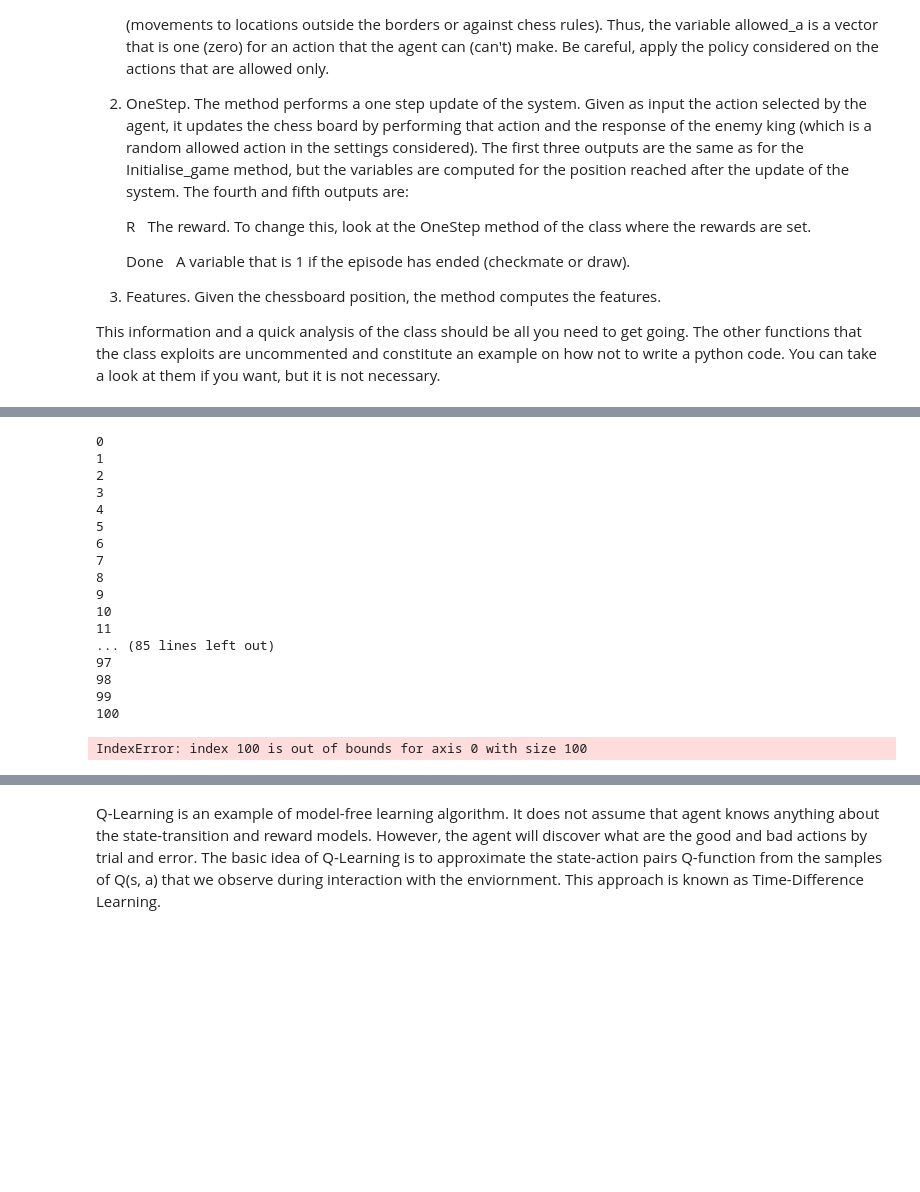
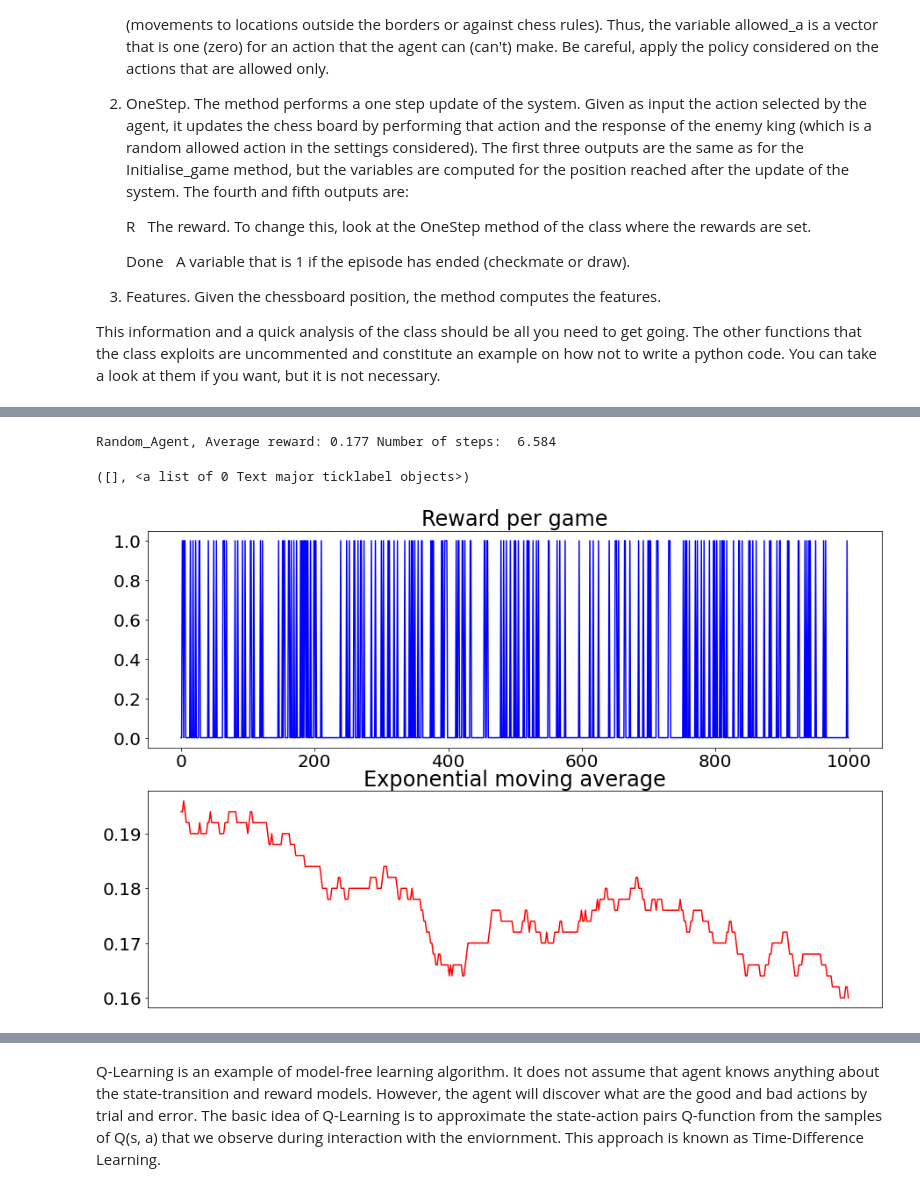
Before and after one commit to lzumta/Reinforcement-Learning-Assignment, a Jupyter notebook: Assignment.ipynb, the cells around one changed output, grey strips where cells are left out. Saved outputs shown, nothing was run; the diff lists cells and outputs as text; code cells hidden in the pictures; blank space fills up the shorter version.

Commit message:
added some plots

```diff
--- a/Assignment.ipynb
+++ b/Assignment.ipynb
@@ -140,3 +150,11 @@ Random_Agent, Average reward: 0.22 Number of steps:  7.71
+# %%
+plt.rcParams.update({'font.size': 20})
+plt.rcParams["figure.figsize"] = (10,7.5)
+
+plt.plot(np.arange(0,N_episodes),N_moves_save_random,'g')
+plt.legend('Number of moves')
+plt.xlabel('Number of episodes')
+plt.ylabel('Number of moves')
 # %%
 # INITIALISE THE PARAMETERS OF YOUR NEURAL NETWORK AND...
 # PLEASE CONSIDER TO USE A MASK OF ONE FOR THE ACTION MADE AND ZERO OTHERWISE IF YOU ARE NOT USING VANILLA GRADIENT DESCENT...
@@ -155,8 +173,8 @@ class TargetNetwork(nn.Module):
     def __init__(self):
         super().__init__()
 
-        self.fc1 = nn.Linear(in_features=N_in, out_features=200)
-        self.out = nn.Linear(in_features=200, out_features=N_out)
+        self.fc1 = nn.Linear(in_features=N_in, out_features=N_h)
+        self.out = nn.Linear(in_features=N_h, out_features=N_out)
         self.relu = nn.ReLU()
 
     def forward(self, X):
@@ -173,7 +191,7 @@ beta = 0.00005      # THE PARAMETER SETS HOW QUICKLY THE VALUE OF EPSILON IS DEC
 gamma = 0.85        # THE DISCOUNT FACTOR
 eta = 0.0035        # THE LEARNING RATE
 
-N_episodes = 100000 # THE NUMBER OF GAMES TO BE PLAYED
+N_episodes = 1000 # THE NUMBER OF GAMES TO BE PLAYED
 
 # SAVING VARIABLES
 R_save = np.zeros([N_episodes, 1])
@@ -190,7 +208,7 @@ for n in range(N_episodes):
     i = 1                                    ## COUNTER FOR NUMBER OF ACTIONS
 
     S,X,allowed_a=env.Initialise_game()      ## INITIALISE GAME
-    print(n)                                 ## REMOVE THIS OF COURSE, WE USED THIS TO CHECK THAT IT WAS RUNNING
+    #print(n)                                 ## REMOVE THIS OF COURSE, WE USED THIS TO CHECK THAT IT WAS RUNNING
 
     while Done==0:                           ## START THE EPISODE
 
@@ -206,8 +224,8 @@ for n in range(N_episodes):
         ## THE EPISODE HAS ENDED, UPDATE...BE CAREFUL, THIS IS THE LAST STEP OF THE EPISODE
         if Done==1:
 
-            R_save_random[n]=np.copy(R)
-            N_moves_save_random[n]=np.copy(i)
+            R_save[n]=np.copy(R)
+            N_moves_save[n]=np.copy(i)
 
             break
 
@@ -227,22 +245,28 @@ for n in range(N_episodes):
         allowed_a=np.copy(allowed_a_next)
 
         i += 1  # UPDATE COUNTER FOR NUMBER OF ACTIONS
-# %% [output]
-0
-1
-2
-3
-4
-5
-6
-7
-8
-9
-10
-11
-... (85 lines left out)
-97
-98
-99
-100
-IndexError: index 100 is out of bounds for axis 0 with size 100
+# %%
+print('Random_Agent, Average reward:',np.mean(R_save),'Number of steps: ',np.mean(N_moves_save))
+# %% [output]
+Random_Agent, Average reward: 0.177 Number of steps:  6.584
+# %%
+# moving average
+def moving_average(a, n) :
+    ret = np.cumsum(a, dtype=float)
+    ret[n:] = ret[n:] - ret[:-n]
+    return ret[n - 1:] / n
+#print(moving_average(R_save, n=500))
+# %%
+# Plot: Reward per game
+plt.rcParams.update({'font.size': 20})
+
+fig, axs = plt.subplots(2,figsize=(15,10))
+
+axs[0].plot(np.arange(0,N_episodes), R_save, 'b')
+axs[1].plot(np.arange(0,N_episodes-499), moving_average(R_save, n=500), 'r')
+axs[0].set_title("Reward per game")
+axs[1].set_title("Exponential moving average")
+plt.xticks([])
+# %% [output]
+([], <a list of 0 Text major ticklabel objects>)
+[figure, added]
```
Also changed, not shown: parts of 7 cells of this notebook.
